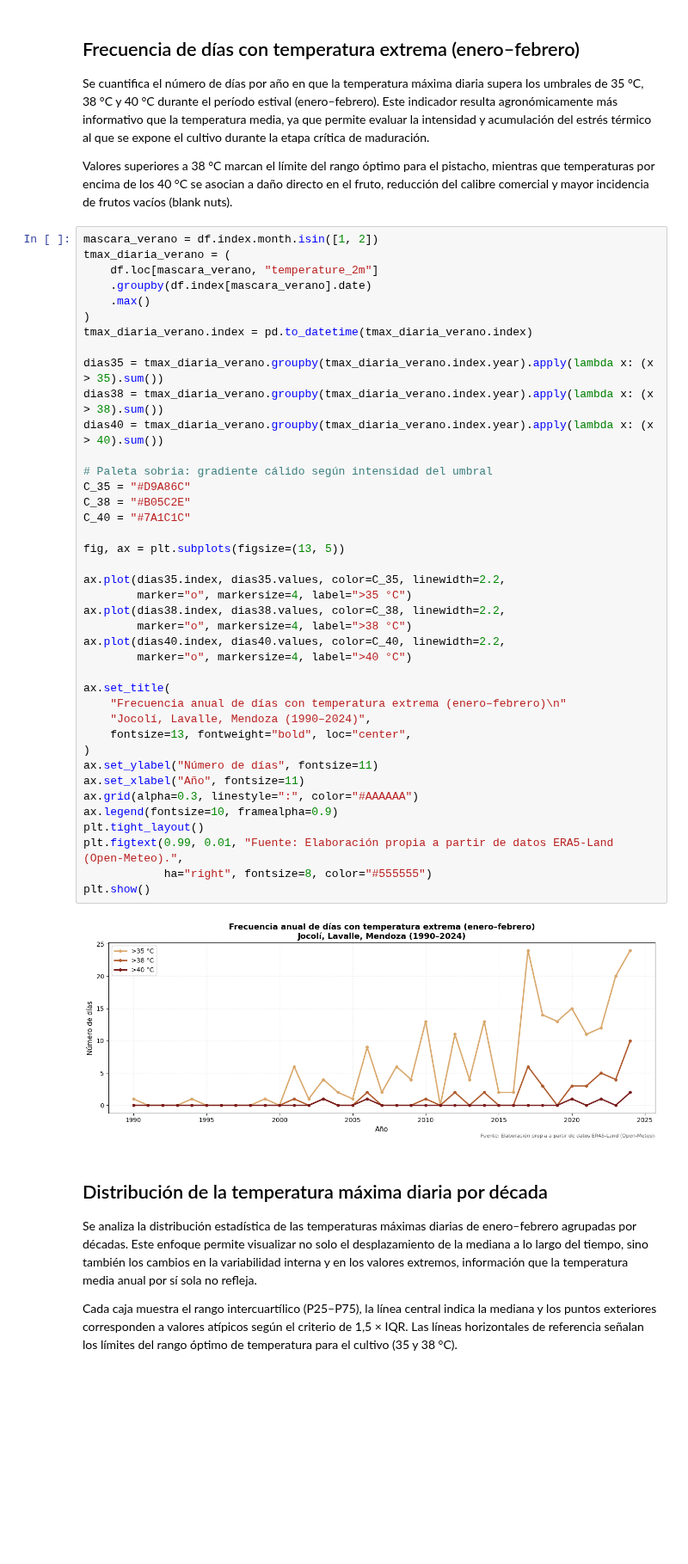
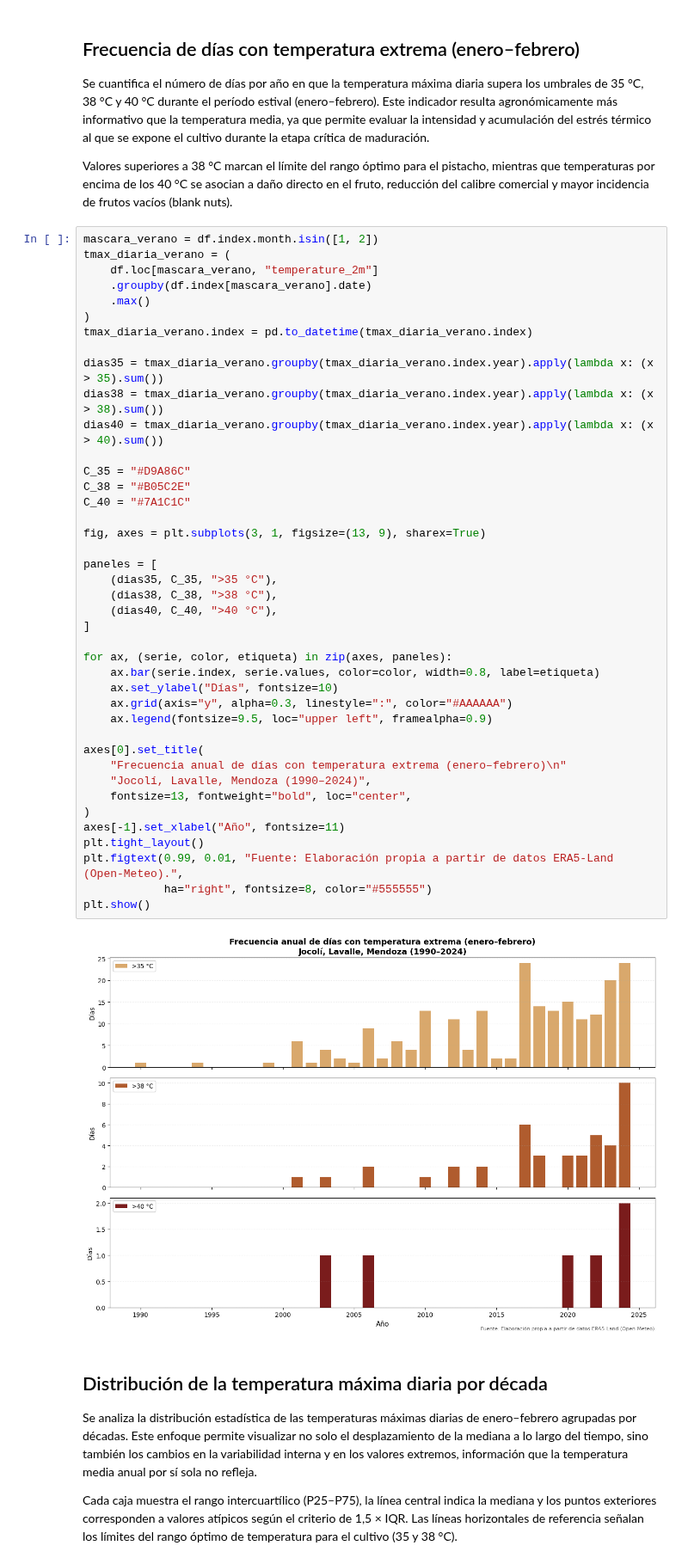
Before and after one commit to Emilialandgrebe/tesis-maestria, a Jupyter notebook: notebooks/00_clima_historico.ipynb, the cells around one changed output. Shown at 86% size. Drawn from its saved outputs; the diff is of its cells as text; blank space fills up the shorter version.

Commit message:
Rediseña gráfico de días extremos a 3 paneles de barras apilados, eje Y independiente por umbral — el panel de >40°C estaba invisible con el eje 0-25 compartido

```diff
--- a/notebooks/00_clima_historico.ipynb
+++ b/notebooks/00_clima_historico.ipynb
@@ -255,45 +256,46 @@ Valores superiores a 38 °C marcan el límite del rango óptimo para el pistacho
 # %%
 mascara_verano = df.index.month.isin([1, 2])
 tmax_diaria_verano = (
     df.loc[mascara_verano, "temperature_2m"]
     .groupby(df.index[mascara_verano].date)
     .max()
 )
 tmax_diaria_verano.index = pd.to_datetime(tmax_diaria_verano.index)
 
 dias35 = tmax_diaria_verano.groupby(tmax_diaria_verano.index.year).apply(lambda x: (x > 35).sum())
 dias38 = tmax_diaria_verano.groupby(tmax_diaria_verano.index.year).apply(lambda x: (x > 38).sum())
 dias40 = tmax_diaria_verano.groupby(tmax_diaria_verano.index.year).apply(lambda x: (x > 40).sum())
 
-# Paleta sobria: gradiente cálido según intensidad del umbral
 C_35 = "#D9A86C"
 C_38 = "#B05C2E"
 C_40 = "#7A1C1C"
 
-fig, ax = plt.subplots(figsize=(13, 5))
+fig, axes = plt.subplots(3, 1, figsize=(13, 9), sharex=True)
 
-ax.plot(dias35.index, dias35.values, color=C_35, linewidth=2.2,
-        marker="o", markersize=4, label=">35 °C")
-ax.plot(dias38.index, dias38.values, color=C_38, linewidth=2.2,
-        marker="o", markersize=4, label=">38 °C")
-ax.plot(dias40.index, dias40.values, color=C_40, linewidth=2.2,
-        marker="o", markersize=4, label=">40 °C")
+paneles = [
+    (dias35, C_35, ">35 °C"),
+    (dias38, C_38, ">38 °C"),
+    (dias40, C_40, ">40 °C"),
+]
 
-ax.set_title(
+for ax, (serie, color, etiqueta) in zip(axes, paneles):
+    ax.bar(serie.index, serie.values, color=color, width=0.8, label=etiqueta)
+    ax.set_ylabel("Días", fontsize=10)
+    ax.grid(axis="y", alpha=0.3, linestyle=":", color="#AAAAAA")
+    ax.legend(fontsize=9.5, loc="upper left", framealpha=0.9)
+
+axes[0].set_title(
     "Frecuencia anual de días con temperatura extrema (enero–febrero)\n"
     "Jocolí, Lavalle, Mendoza (1990–2024)",
     fontsize=13, fontweight="bold", loc="center",
 )
-ax.set_ylabel("Número de días", fontsize=11)
-ax.set_xlabel("Año", fontsize=11)
-ax.grid(alpha=0.3, linestyle=":", color="#AAAAAA")
-ax.legend(fontsize=10, framealpha=0.9)
+axes[-1].set_xlabel("Año", fontsize=11)
 plt.tight_layout()
 plt.figtext(0.99, 0.01, "Fuente: Elaboración propia a partir de datos ERA5-Land (Open-Meteo).",
             ha="right", fontsize=8, color="#555555")
 plt.show()
 # %% [output]
-[figure, old version]
+[figure, new version]
 # %% [markdown]
 ## Distribución de la temperatura máxima diaria por década
 
```
Also changed, not shown: parts of 2 cells of this notebook.
